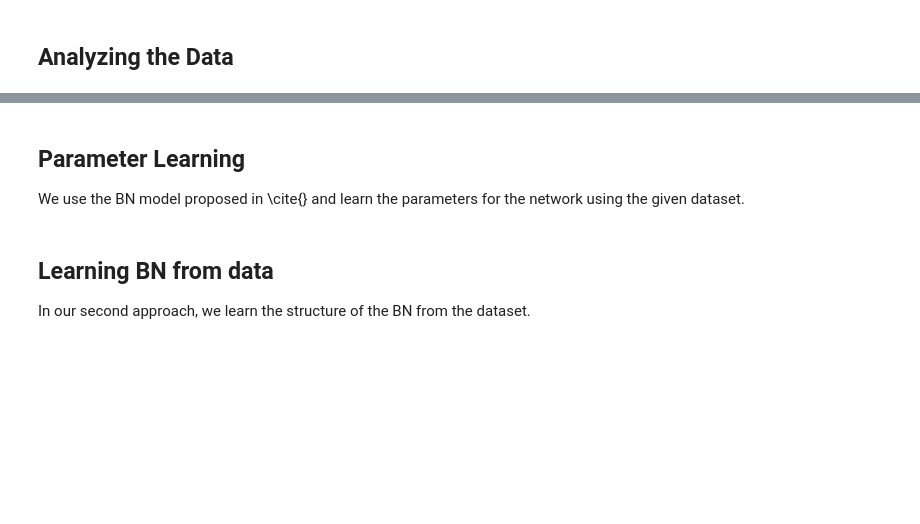
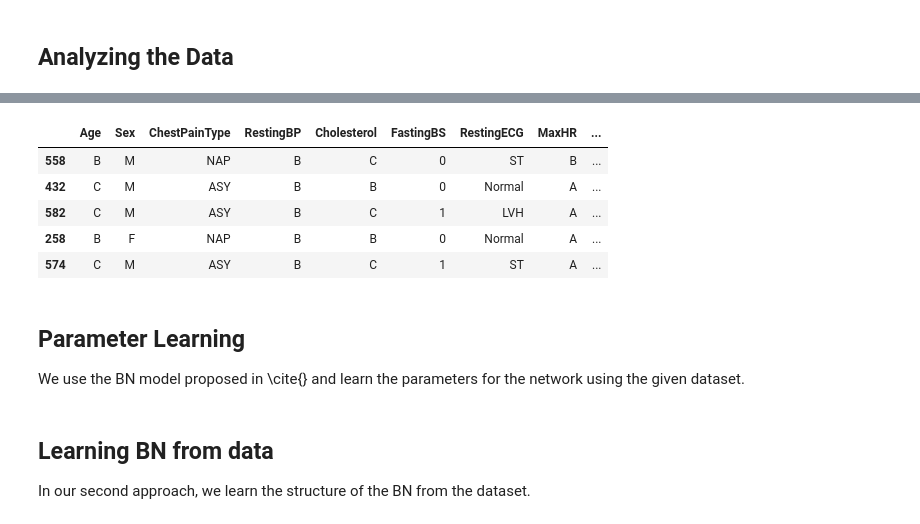
Before and after one commit to SagarParekh97/Decision-Making-under-Uncertainty, a Jupyter notebook: P1/P1.ipynb, the cells around one changed output, grey strips where cells are left out. Drawn from its saved outputs; the diff is of its cells as text; code cells hidden in the pictures; blank space fills up the shorter version.

```diff
--- a/P1/P1.ipynb
+++ b/P1/P1.ipynb
@@ -43,0 +129,5 @@ train, test = train_test_split(data, test_size=0.2)
+# %%
+train, test = train_test_split(data, test_size=0.2)
+true_labels = test.HeartDisease
+
+test.drop('HeartDisease', axis=1, inplace=True)
@@ -44,3 +143,12 @@ train, test = train_test_split(data, test_size=0.2)
+# %%
+test.head()
+# %% [output]
+|  | Age | Sex | ChestPainType | RestingBP | Cholesterol | FastingBS | RestingECG | MaxHR | ... |
+| 558 | B | M | NAP | B | C | 0 | ST | B | ... |
+| 432 | C | M | ASY | B | B | 0 | Normal | A | ... |
+| 582 | C | M | ASY | B | C | 1 | LVH | A | ... |
+| 258 | B | F | NAP | B | B | 0 | Normal | A | ... |
+| 574 | C | M | ASY | B | C | 1 | ST | A | ... |
 # %% [markdown]
 ## Parameter Learning
 We use the BN model proposed in \cite{} and learn the parameters for the network using the given dataset.
```
Also changed, not shown: parts of 17 cells of this notebook, 2 other files.
